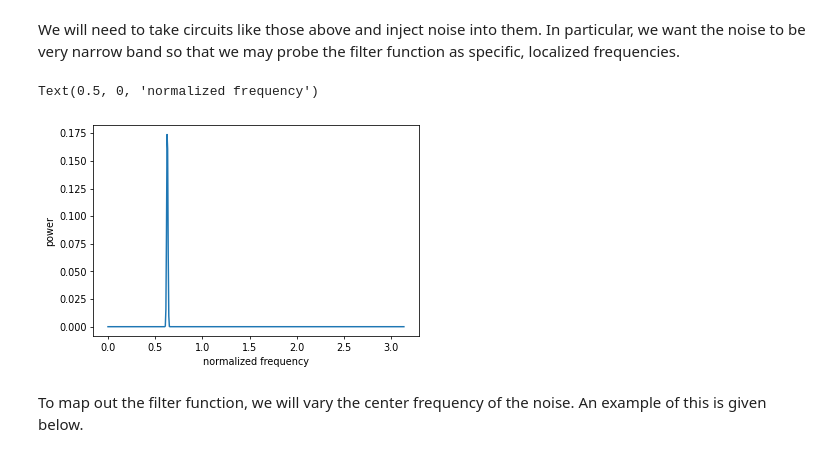
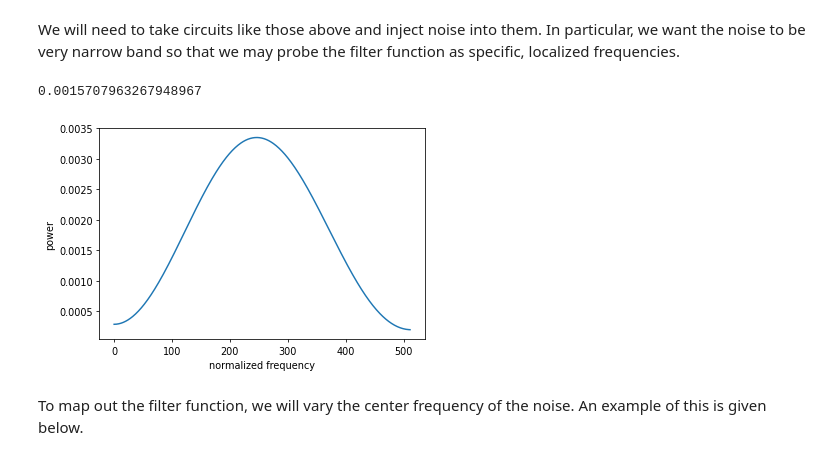
Before and after one commit to Fan-0/AQI2022, a Jupyter notebook: Summer 2022/filter_spectroscopy_example.ipynb, the cells around one changed output. Saved outputs shown, nothing was run; the diff lists cells and outputs as text; code cells hidden in the pictures.

```diff
--- a/Summer 2022/filter_spectroscopy_example.ipynb
+++ b/Summer 2022/filter_spectroscopy_example.ipynb
@@ -73,21 +73,23 @@ We will need to take circuits like those above and inject noise into them. In pa
 # %%
 s_pow = 1e-3
 a = [1]
 NN = 512
-BW = 0.001 # changes narrowness of noise spectrum
-w0 = 0.2 # changes center frequency
+BW = 0.00000001 # changes narrowness of noise spectrum
+w0 = 0.0005 # changes center frequency
 b = si.firwin(NN, BW)*np.cos(w0*np.pi*np.arange(NN))
-b = b/la.norm(b)*np.sqrt(s_pow)
+#b = b/la.norm(b)*np.sqrt(s_pow)
 w, h = si.freqz(b, a)
 
 fig = plt.figure(dpi=70)
 ax = fig.add_subplot(111)
-ax.plot(w, abs(h)**2)
+ax.plot(np.arange(NN),b)
+#ax.plot(w, abs(h)**2)
 ax.set_ylabel('power')
 ax.set_xlabel('normalized frequency')
+print(np.pi*w0)
 # %% [output]
-Text(0.5, 0, 'normalized frequency')
+0.0015707963267948967
-[figure, old version]
+[figure, new version]
 # %% [markdown]
 To map out the filter function, we will vary the center frequency of the noise. An example of this is given below.
 # %%
```
Also changed, not shown: 9 other files.
